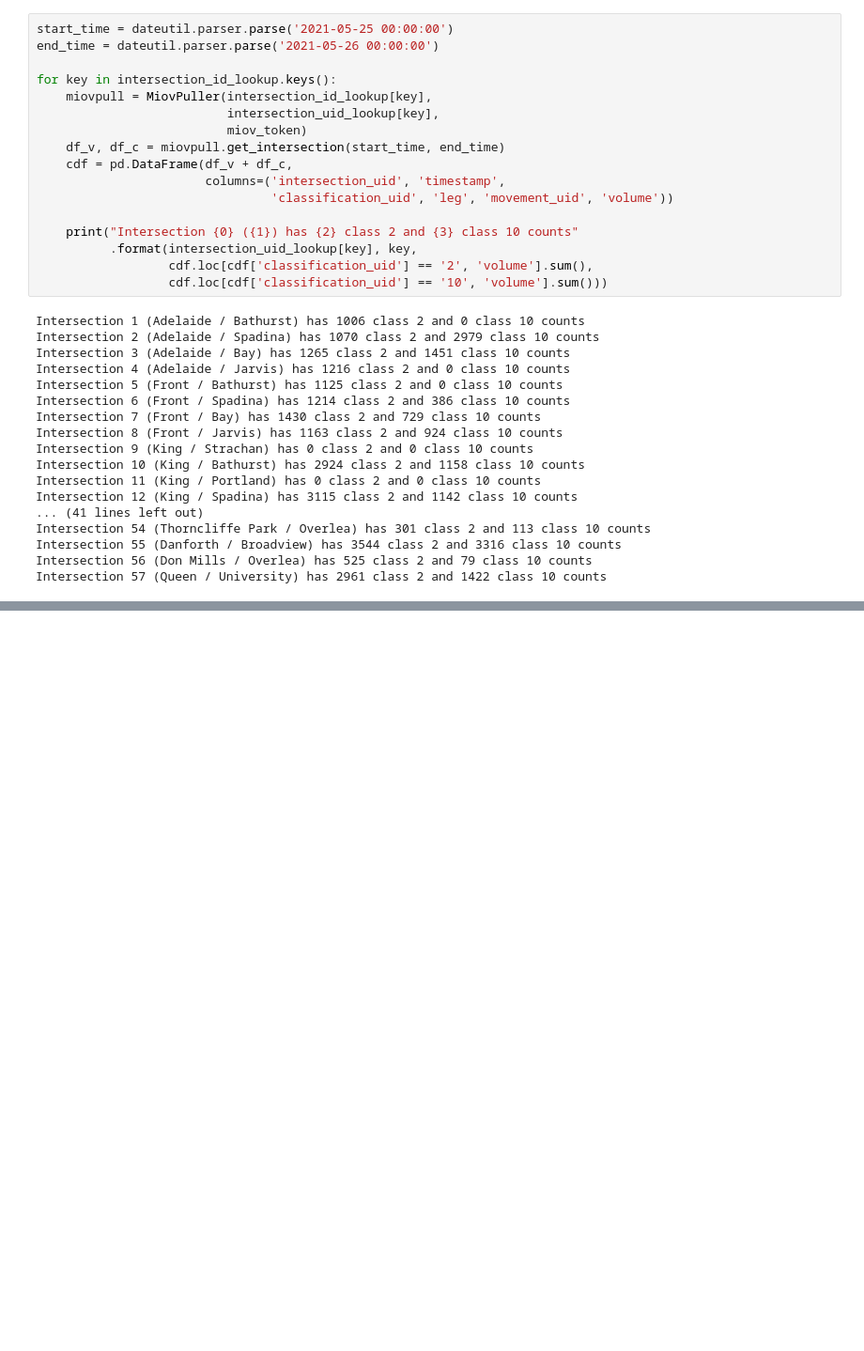
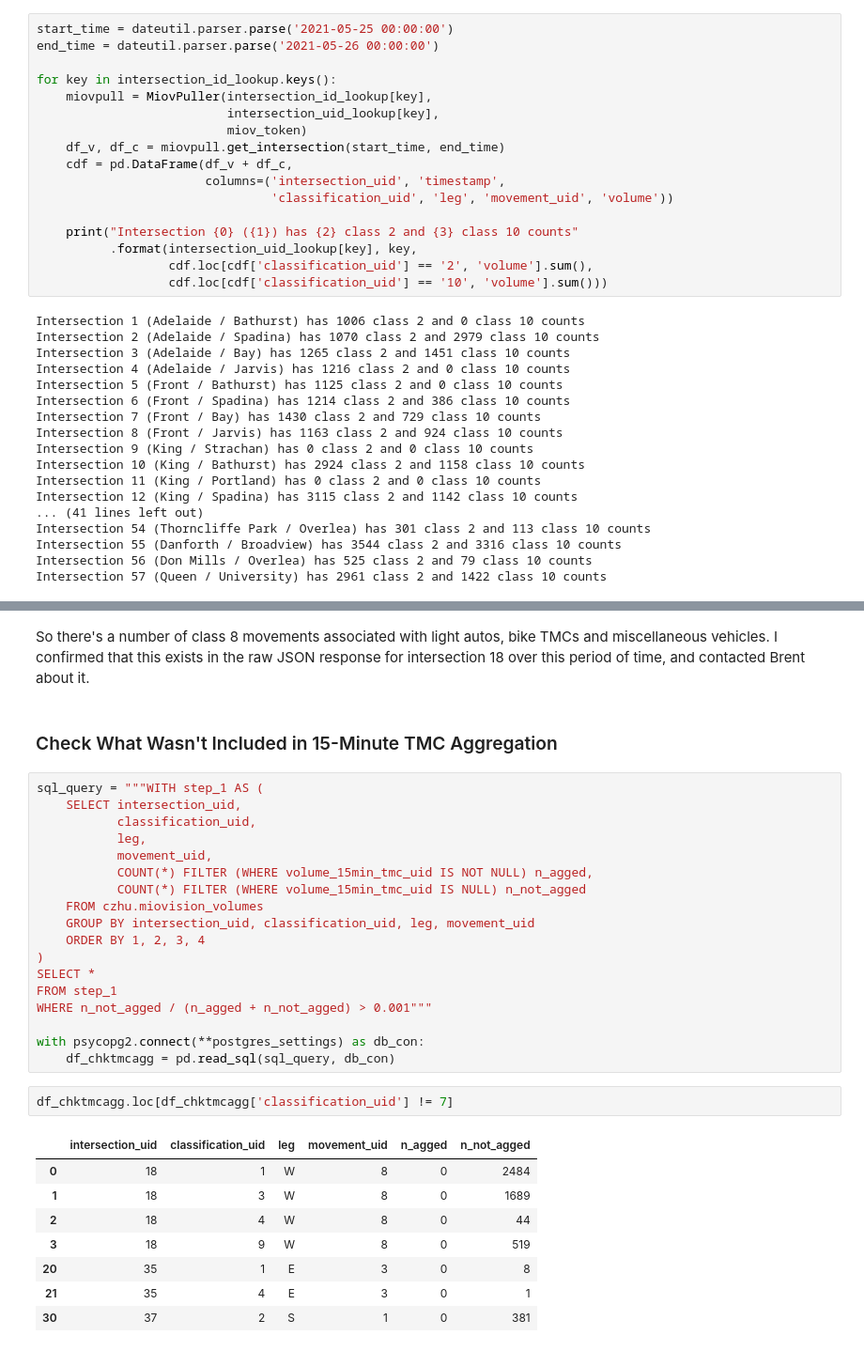
Before and after one commit to CityofToronto/bdit_data-sources, a Jupyter notebook: volumes/miovision/dev_notebooks/06 - Bike Approach Sandbox.ipynb, the cells around one changed output, grey strips where cells are left out. Shown at 94% size. Cells and saved outputs as stored; diff of their text form; blank space fills up the shorter version.

Commit message:
Validate test aggregation (#403).

```diff
--- a/volumes/miovision/dev_notebooks/06 - Bike Approach Sandbox.ipynb
+++ b/volumes/miovision/dev_notebooks/06 - Bike Approach Sandbox.ipynb
@@ -572,0 +622,33 @@ Intersection 57 (Queen / University) has 2961 class 2 and 1422 class 10 counts
+# %% [markdown]
+So there's a number of class 8 movements associated with light autos, bike TMCs and miscellaneous vehicles. I confirmed that this exists in the raw JSON response for intersection 18 over this period of time, and contacted Brent about it.
+# %% [markdown]
+### Check What Wasn't Included in 15-Minute TMC Aggregation
+# %%
+sql_query = """WITH step_1 AS (
+	SELECT intersection_uid,
+		   classification_uid,
+		   leg,
+		   movement_uid,
+		   COUNT(*) FILTER (WHERE volume_15min_tmc_uid IS NOT NULL) n_agged,
+		   COUNT(*) FILTER (WHERE volume_15min_tmc_uid IS NULL) n_not_agged
+	FROM czhu.miovision_volumes
+	GROUP BY intersection_uid, classification_uid, leg, movement_uid
+	ORDER BY 1, 2, 3, 4
+)
+SELECT *
+FROM step_1
+WHERE n_not_agged / (n_agged + n_not_agged) > 0.001"""
+
+with psycopg2.connect(**postgres_settings) as db_con:
+    df_chktmcagg = pd.read_sql(sql_query, db_con)
+# %%
+df_chktmcagg.loc[df_chktmcagg['classification_uid'] != 7]
+# %% [output]
+|  | intersection_uid | classification_uid | leg | movement_uid | n_agged | n_not_agged |
+| 0 | 18 | 1 | W | 8 | 0 | 2484 |
+| 1 | 18 | 3 | W | 8 | 0 | 1689 |
+| 2 | 18 | 4 | W | 8 | 0 | 44 |
+| 3 | 18 | 9 | W | 8 | 0 | 519 |
+| 20 | 35 | 1 | E | 3 | 0 | 8 |
+| 21 | 35 | 4 | E | 3 | 0 | 1 |
+| 30 | 37 | 2 | S | 1 | 0 | 381 |
```
Also changed, not shown: parts of 15 cells of this notebook.
